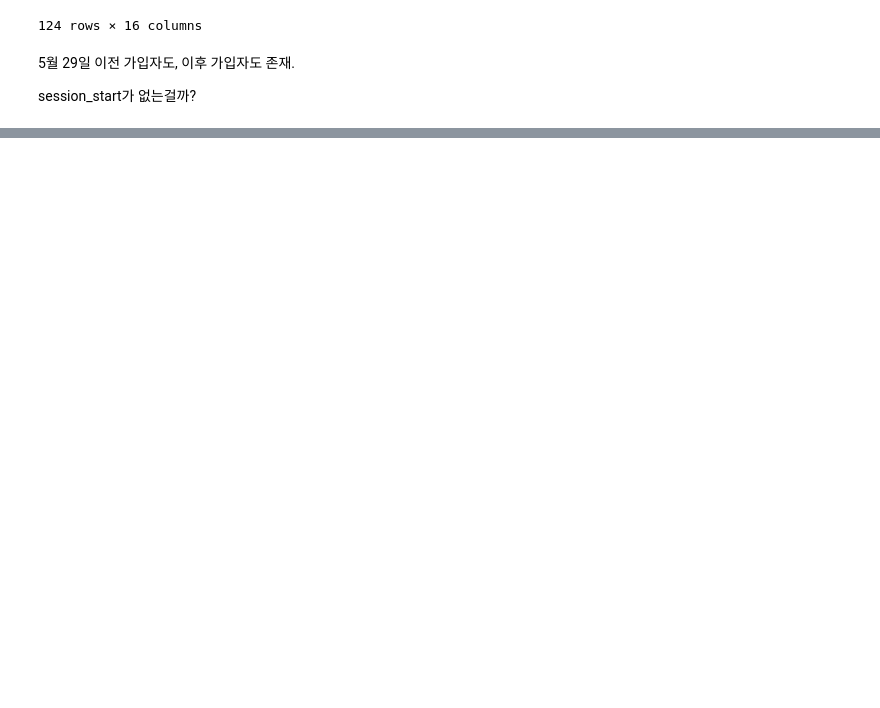
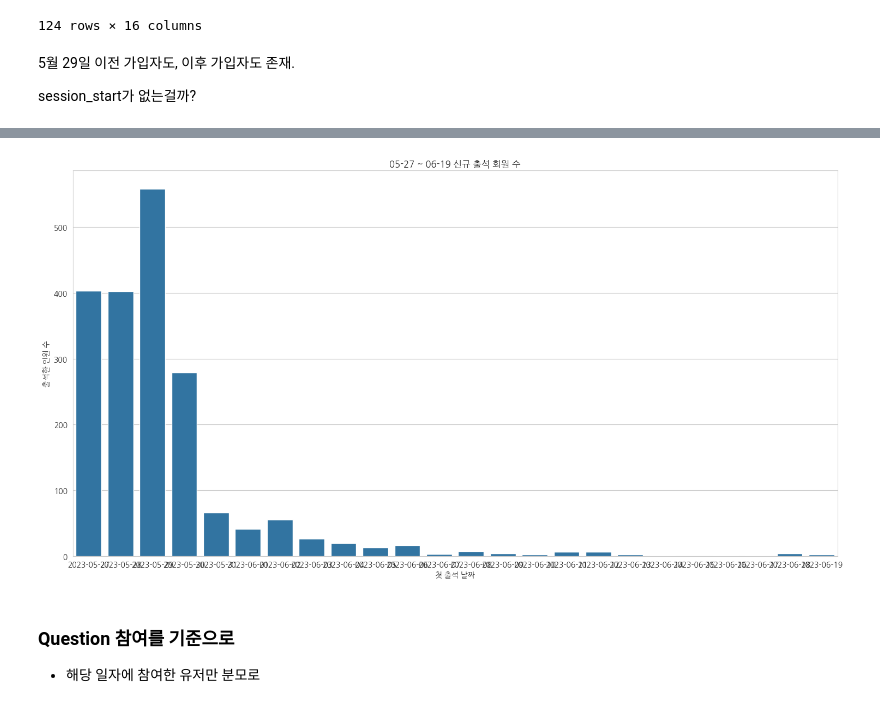
Before and after one commit to saeraniren/advanced_project, a Jupyter notebook: cohort_retention.ipynb, the cells around one changed output, grey strips where cells are left out. Saved outputs shown, nothing was run; the diff lists cells and outputs as text; code cells hidden in the pictures; blank space fills up the shorter version.

```diff
--- a/cohort_retention.ipynb
+++ b/cohort_retention.ipynb
@@ -469,0 +484,18 @@ session_start가 없는걸까?
+# %%
+# 필요한 데이터만 필터링
+target_attendance_df = accounts_attendance_df.loc[accounts_attendance_df['user_id'].isin(target_user_list)][['user_id','attendance_date_list']]
+
+# explode전, json 리스트를 실제 리스트화
+target_attendance_df['attendance_date_list'] = target_attendance_df['attendance_date_list'].apply(ast.literal_eval)
+
+# explode 진행 & dropna (출석 기록이 없는 유저)
+exploded_target_attendance_df = target_attendance_df.explode('attendance_date_list').dropna()
+# %%
+exploded_target_attendance_first_df = exploded_target_attendance_df.sort_values(by='attendance_date_list').drop_duplicates(subset='user_id', keep='first')
+# %%
+mask1 = exploded_target_attendance_first_df['attendance_date_list'] >= '2023-05-27'
+mask2 = exploded_target_attendance_first_df['attendance_date_list'] < '2023-06-20'
+
+graph_df = exploded_target_attendance_first_df.loc[ mask1 & mask2 ]
+graph_df['attendance_date_list'] = pd.to_datetime(graph_df['attendance_date_list']).dt.floor("D")
+graph_df = graph_df.groupby('attendance_date_list').size()
@@ -469,0 +508,5 @@ session_start가 없는걸까?
+# %%
+# 날짜 범위 생성 (전체 포함: 최소~최대)
+full_range = pd.date_range(start=graph_df.index.min(), end=graph_df.index.max(), freq='D')
+graph_df_filled = graph_df.reindex(full_range, fill_value=0)
+graph_df_filled
@@ -469,0 +531,13 @@ session_start가 없는걸까?
+# %%
+plt.figure(figsize=(15,8))
+plt.title("05-27 ~ 06-19 신규 출석 회원 수")
+sns.barplot(x=graph_df_filled.index, y=graph_df_filled.values)
+plt.xlabel("첫 출석 날짜")
+plt.ylabel("출석한 인원 수")
+plt.tight_layout()
+plt.show()
+# %% [output]
+[figure, added]
+# %% [markdown]
+### Question 참여를 기준으로
+- 해당 일자에 참여한 유저만 분모로
```
Also changed, not shown: parts of 13 cells of this notebook.
